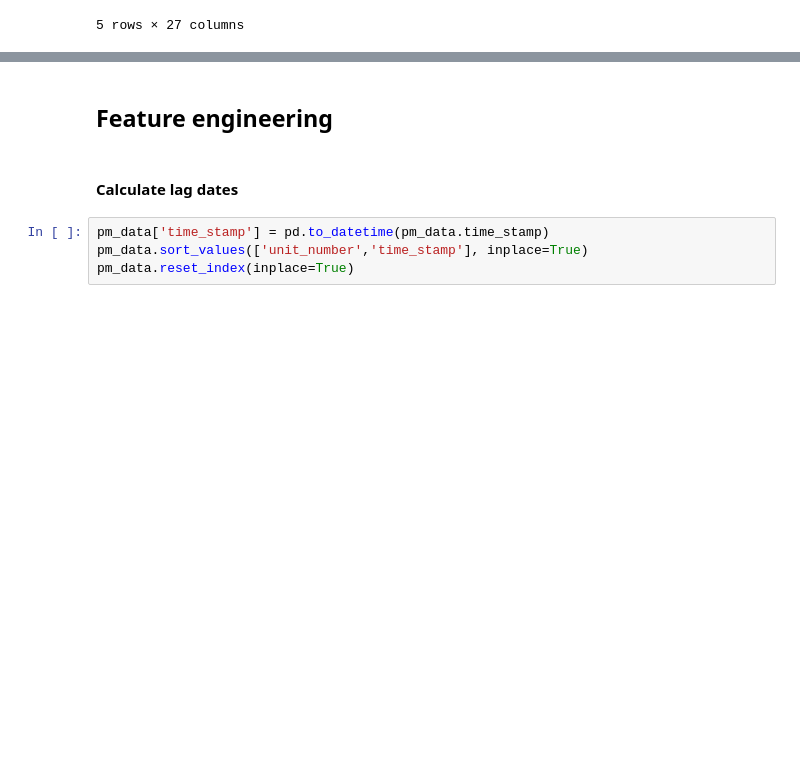
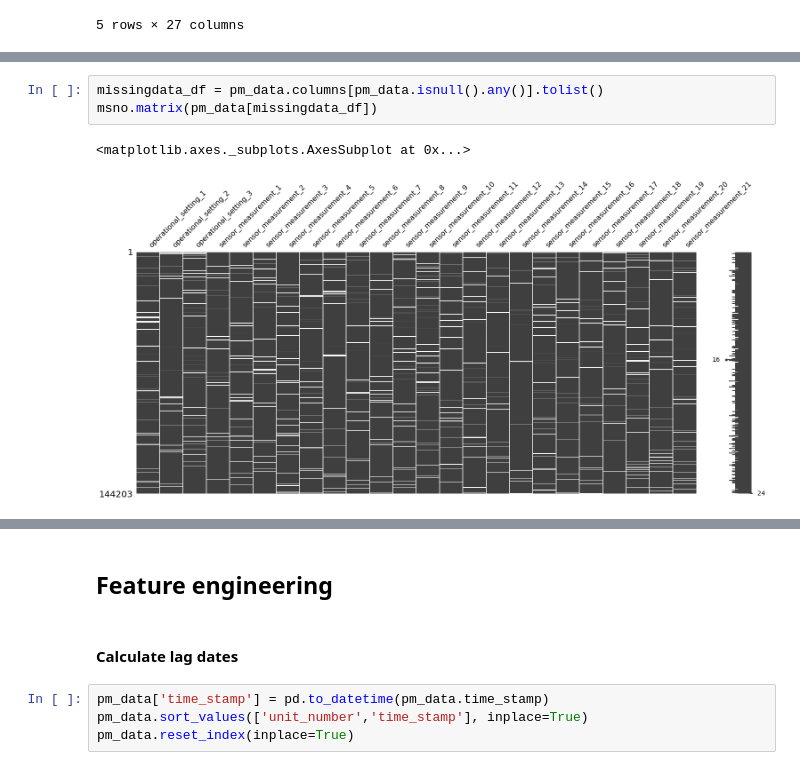
Before and after one commit to abimur-123/Canvass_codingchallenge, a Jupyter notebook: scripts/Task1.ipynb, the cells around one changed output, grey strips where cells are left out. Cells and saved outputs as stored; diff of their text form; blank space fills up the shorter version.

```diff
--- a/scripts/Task1.ipynb
+++ b/scripts/Task1.ipynb
@@ -95,0 +113,6 @@ pm_data.head()
+# %%
+missingdata_df = pm_data.columns[pm_data.isnull().any()].tolist()
+msno.matrix(pm_data[missingdata_df])
+# %% [output]
+<matplotlib.axes._subplots.AxesSubplot at 0x...>
+[figure, added]
```
Also changed, not shown: parts of 73 cells of this notebook, 1 other file.
